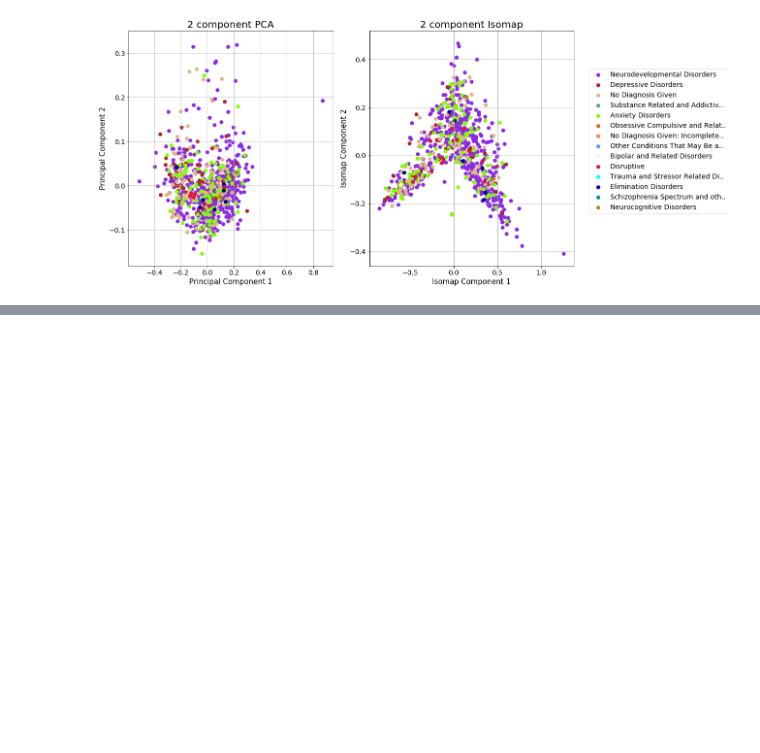
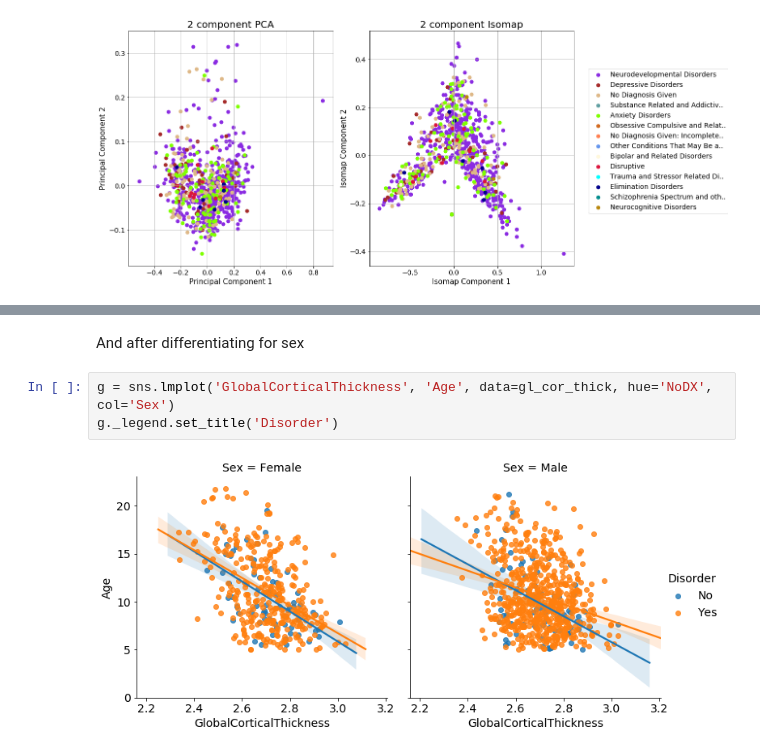
Before and after one commit to sanagno/psychiatry-mri-eeg, a Jupyter notebook: presentation_10_Octomber.ipynb, the cells around one changed output, grey strips where cells are left out. Cells and saved outputs as stored; diff of their text form; blank space fills up the shorter version.

```diff
--- a/presentation_10_Octomber.ipynb
+++ b/presentation_10_Octomber.ipynb
@@ -576,0 +597,7 @@ plt.tight_layout()
+# %% [markdown]
+And after differentiating for sex
+# %%
+g = sns.lmplot('GlobalCorticalThickness', 'Age', data=gl_cor_thick, hue='NoDX', col='Sex')
+g._legend.set_title('Disorder')
+# %% [output]
+[figure, added]
```
Also changed, not shown: parts of 8 cells of this notebook.
